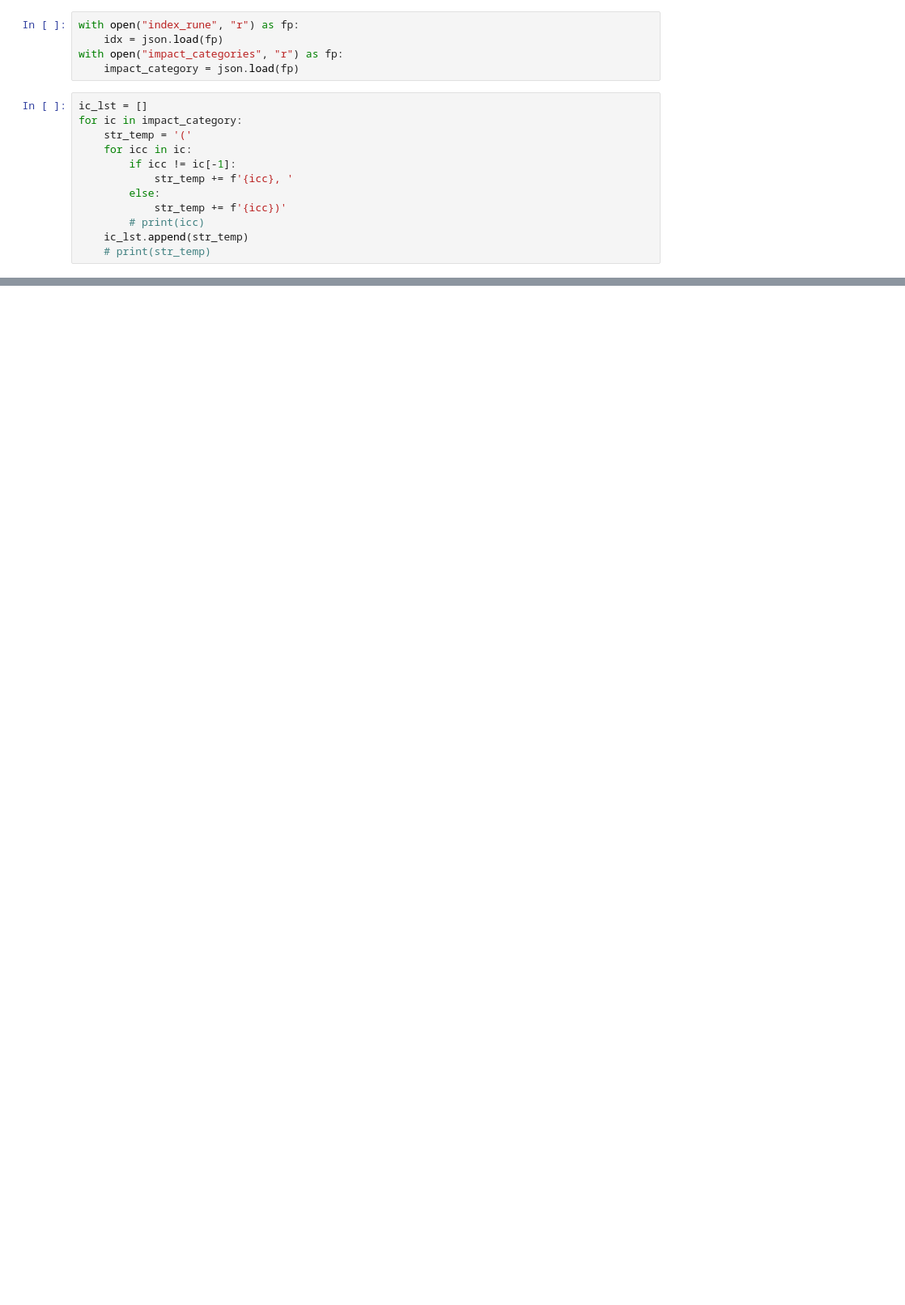
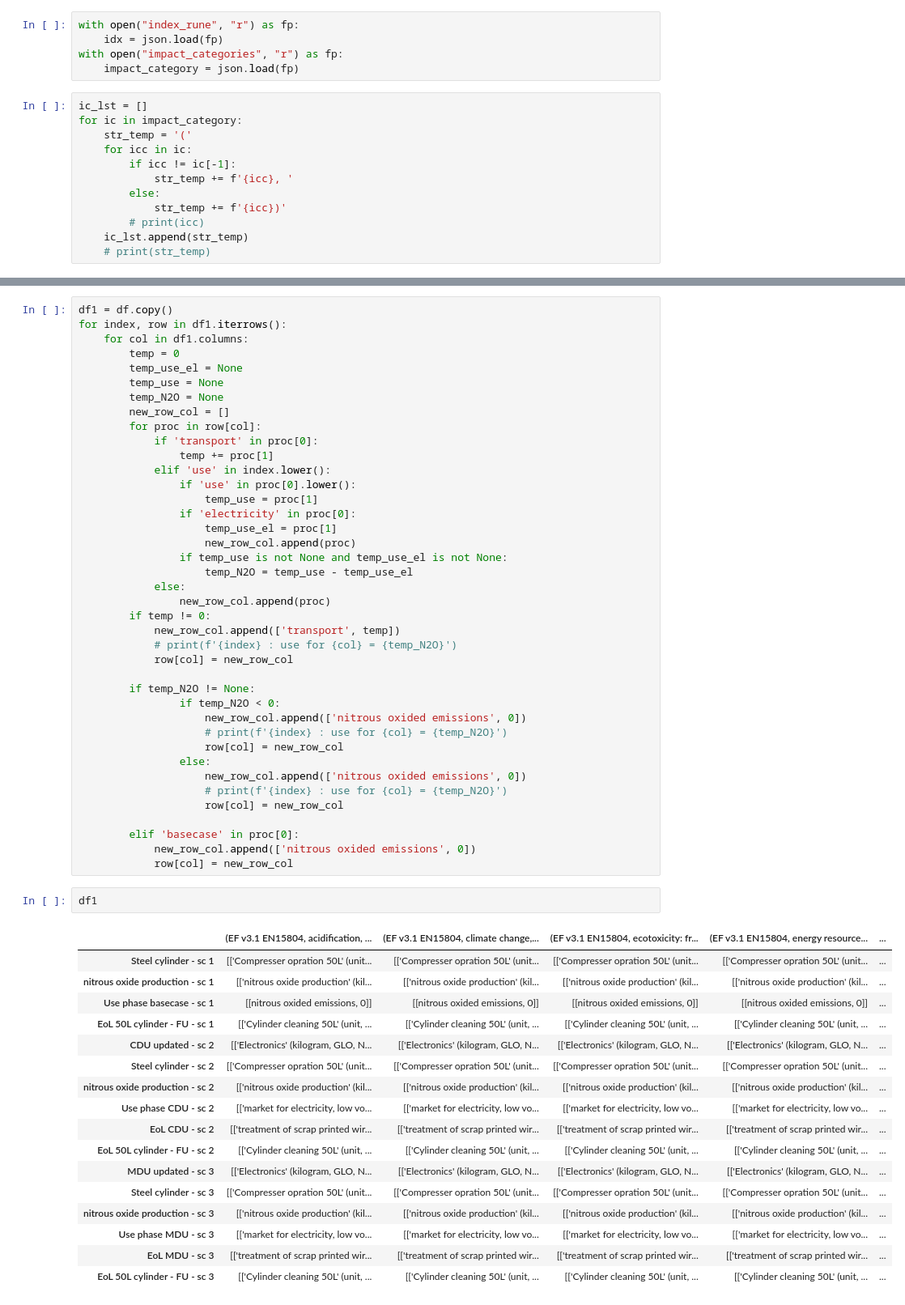
Before and after one commit to RuneWF/Single-use-vs-multi-use-in-health-care, a Jupyter notebook: Brighway/Rune_contribution.ipynb, the cells around one changed output, grey strips where cells are left out. Shown at 81% size. Drawn from its saved outputs; the diff is of its cells as text; blank space fills up the shorter version.

```diff
--- a/Brighway/Rune_contribution.ipynb
+++ b/Brighway/Rune_contribution.ipynb
@@ -76,0 +48,60 @@ EoL 50L cylinder - FU - sc 3 : Transport for (EF v3.1 EN15804, water use, user d
+# %%
+df1 = df.copy()
+for index, row in df1.iterrows():
+    for col in df1.columns:
+        temp = 0
+        temp_use_el = None
+        temp_use = None
+        temp_N2O = None
+        new_row_col = []
+        for proc in row[col]:
+            if 'transport' in proc[0]:
+                temp += proc[1]
+            elif 'use' in index.lower():
+                if 'use' in proc[0].lower():
+                    temp_use = proc[1]
+                if 'electricity' in proc[0]:
+                    temp_use_el = proc[1]
+                    new_row_col.append(proc)
+                if temp_use is not None and temp_use_el is not None:
+                    temp_N2O = temp_use - temp_use_el
+            else:
+                new_row_col.append(proc)
+        if temp != 0:
+            new_row_col.append(['transport', temp])
+            # print(f'{index} : use for {col} = {temp_N2O}')
+            row[col] = new_row_col
+
+        if temp_N2O != None:
+                if temp_N2O < 0:
+                    new_row_col.append(['nitrous oxided emissions', 0])
+                    # print(f'{index} : use for {col} = {temp_N2O}')
+                    row[col] = new_row_col
+                else:
+                    new_row_col.append(['nitrous oxided emissions', 0])
+                    # print(f'{index} : use for {col} = {temp_N2O}')
+                    row[col] = new_row_col
+
+        elif 'basecase' in proc[0]:
+            new_row_col.append(['nitrous oxided emissions', 0])
+            row[col] = new_row_col
+# %%
+df1
+# %% [output]
+|  | (EF v3.1 EN15804, acidification, ... | (EF v3.1 EN15804, climate change,... | (EF v3.1 EN15804, ecotoxicity: fr... | (EF v3.1 EN15804, energy resource... | ... |
+| Steel cylinder - sc 1 | [['Compresser opration 50L' (unit... | [['Compresser opration 50L' (unit... | [['Compresser opration 50L' (unit... | [['Compresser opration 50L' (unit... | ... |
+| nitrous oxide production - sc 1 | [['nitrous oxide production' (kil... | [['nitrous oxide production' (kil... | [['nitrous oxide production' (kil... | [['nitrous oxide production' (kil... | ... |
+| Use phase basecase - sc 1 | [[nitrous oxided emissions, 0]] | [[nitrous oxided emissions, 0]] | [[nitrous oxided emissions, 0]] | [[nitrous oxided emissions, 0]] | ... |
+| EoL 50L cylinder - FU - sc 1 | [['Cylinder cleaning 50L' (unit, ... | [['Cylinder cleaning 50L' (unit, ... | [['Cylinder cleaning 50L' (unit, ... | [['Cylinder cleaning 50L' (unit, ... | ... |
+| CDU updated - sc 2 | [['Electronics' (kilogram, GLO, N... | [['Electronics' (kilogram, GLO, N... | [['Electronics' (kilogram, GLO, N... | [['Electronics' (kilogram, GLO, N... | ... |
+| Steel cylinder - sc 2 | [['Compresser opration 50L' (unit... | [['Compresser opration 50L' (unit... | [['Compresser opration 50L' (unit... | [['Compresser opration 50L' (unit... | ... |
+| nitrous oxide production - sc 2 | [['nitrous oxide production' (kil... | [['nitrous oxide production' (kil... | [['nitrous oxide production' (kil... | [['nitrous oxide production' (kil... | ... |
+| Use phase CDU - sc 2 | [['market for electricity, low vo... | [['market for electricity, low vo... | [['market for electricity, low vo... | [['market for electricity, low vo... | ... |
+| EoL CDU - sc 2 | [['treatment of scrap printed wir... | [['treatment of scrap printed wir... | [['treatment of scrap printed wir... | [['treatment of scrap printed wir... | ... |
+| EoL 50L cylinder - FU - sc 2 | [['Cylinder cleaning 50L' (unit, ... | [['Cylinder cleaning 50L' (unit, ... | [['Cylinder cleaning 50L' (unit, ... | [['Cylinder cleaning 50L' (unit, ... | ... |
+| MDU updated - sc 3 | [['Electronics' (kilogram, GLO, N... | [['Electronics' (kilogram, GLO, N... | [['Electronics' (kilogram, GLO, N... | [['Electronics' (kilogram, GLO, N... | ... |
+| Steel cylinder - sc 3 | [['Compresser opration 50L' (unit... | [['Compresser opration 50L' (unit... | [['Compresser opration 50L' (unit... | [['Compresser opration 50L' (unit... | ... |
+| nitrous oxide production - sc 3 | [['nitrous oxide production' (kil... | [['nitrous oxide production' (kil... | [['nitrous oxide production' (kil... | [['nitrous oxide production' (kil... | ... |
+| Use phase MDU - sc 3 | [['market for electricity, low vo... | [['market for electricity, low vo... | [['market for electricity, low vo... | [['market for electricity, low vo... | ... |
+| EoL MDU - sc 3 | [['treatment of scrap printed wir... | [['treatment of scrap printed wir... | [['treatment of scrap printed wir... | [['treatment of scrap printed wir... | ... |
+| EoL 50L cylinder - FU - sc 3 | [['Cylinder cleaning 50L' (unit, ... | [['Cylinder cleaning 50L' (unit, ... | [['Cylinder cleaning 50L' (unit, ... | [['Cylinder cleaning 50L' (unit, ... | ... |
```
Also changed, not shown: parts of 5 cells of this notebook, 1 other file.
